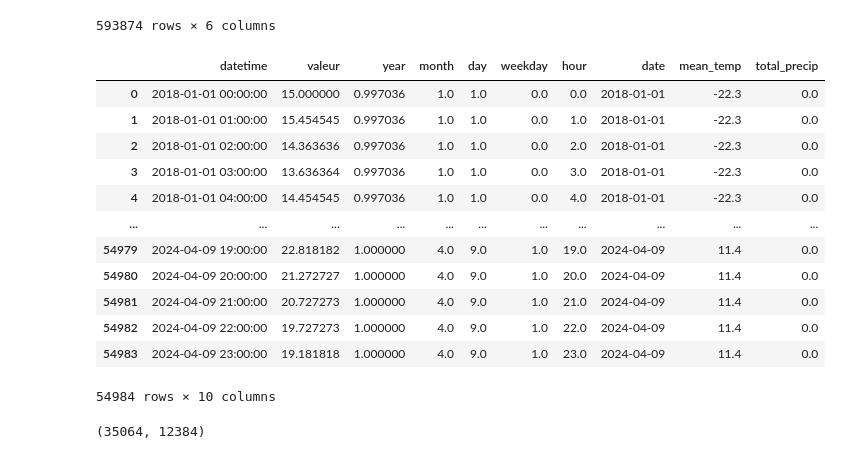
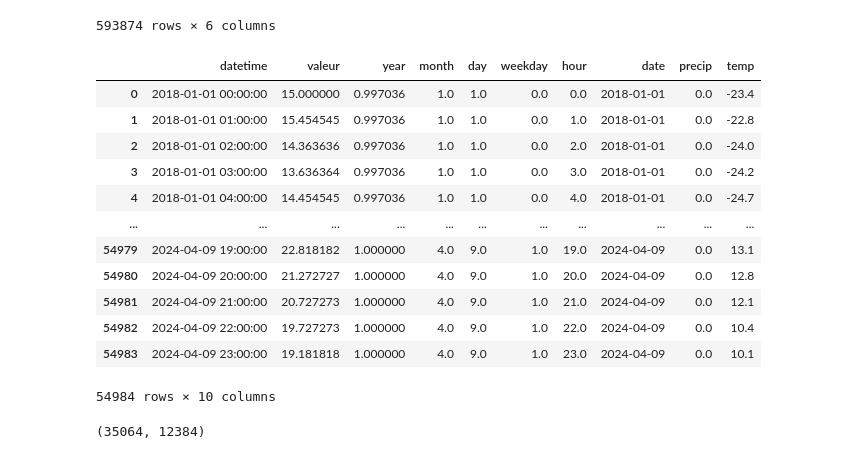
Before and after one commit to Magellol/montreal-aqi-predictions, a Jupyter notebook: index.ipynb, the cells around one changed output. Saved outputs shown, nothing was run; the diff lists cells and outputs as text; code cells hidden in the pictures.

```diff
--- a/index.ipynb
+++ b/index.ipynb
@@ -98,0 +88,25 @@ FileNotFoundError: [Errno 2] No such file or directory: './2018_temp.csv'
+# %%
+all_files = []
+for filename in os.listdir("."):
+  if filename.startswith("weather_"):
+    all_files.append(pd.read_csv(filename))
+
+weather_df = pd.concat(all_files)
+
+weather_df.rename(columns={'Date/Time (LST)': 'datetime', "Temp (°C)": "temp", "Precip. Amount (mm)": "precip"}, inplace=True)
+weather_df['datetime'] = pd.to_datetime(weather_df['datetime'])
+
+
+# TODO: for the temp we should look at the day before or after instead of using 0
+weather_df.fillna({"precip": 0, "temp": 0}, inplace=True)
+weather_df = weather_df[['datetime', "precip", "temp"]]
+
+
+# Only take data from the first known and last known day
+weather_df = weather_df[(weather_df['datetime'] <= LAST_DAY) & (weather_df['datetime'] < LAST_DAY)]
+
+weather_df.sort_values("datetime", inplace=True)
+
+assert weather_df[weather_df.isna().any(axis=1)].empty == True
+
+weather_df
@@ -182,25 +210,25 @@ group1_df
 # %%
 # Get the mean across all station maximums for each datetime
 group2_df = group1_df.groupby("datetime").mean("valeur")
 group2_df['date'] = group2_df.index.date
 group2_df.reset_index(inplace=True)
 
-merged = pd.merge(group2_df, temp_df, on="date", how="left")
+merged = pd.merge(group2_df, weather_df, on="datetime", how="left")
 
 merged
 # %% [output]
-|  | datetime | valeur | year | month | day | weekday | hour | date | mean_temp | total_precip |
-| 0 | 2018-01-01 00:00:00 | 15.000000 | 0.997036 | 1.0 | 1.0 | 0.0 | 0.0 | 2018-01-01 | -22.3 | 0.0 |
-| 1 | 2018-01-01 01:00:00 | 15.454545 | 0.997036 | 1.0 | 1.0 | 0.0 | 1.0 | 2018-01-01 | -22.3 | 0.0 |
-| 2 | 2018-01-01 02:00:00 | 14.363636 | 0.997036 | 1.0 | 1.0 | 0.0 | 2.0 | 2018-01-01 | -22.3 | 0.0 |
-| 3 | 2018-01-01 03:00:00 | 13.636364 | 0.997036 | 1.0 | 1.0 | 0.0 | 3.0 | 2018-01-01 | -22.3 | 0.0 |
-| 4 | 2018-01-01 04:00:00 | 14.454545 | 0.997036 | 1.0 | 1.0 | 0.0 | 4.0 | 2018-01-01 | -22.3 | 0.0 |
+|  | datetime | valeur | year | month | day | weekday | hour | date | precip | temp |
+| 0 | 2018-01-01 00:00:00 | 15.000000 | 0.997036 | 1.0 | 1.0 | 0.0 | 0.0 | 2018-01-01 | 0.0 | -23.4 |
+| 1 | 2018-01-01 01:00:00 | 15.454545 | 0.997036 | 1.0 | 1.0 | 0.0 | 1.0 | 2018-01-01 | 0.0 | -22.8 |
+| 2 | 2018-01-01 02:00:00 | 14.363636 | 0.997036 | 1.0 | 1.0 | 0.0 | 2.0 | 2018-01-01 | 0.0 | -24.0 |
+| 3 | 2018-01-01 03:00:00 | 13.636364 | 0.997036 | 1.0 | 1.0 | 0.0 | 3.0 | 2018-01-01 | 0.0 | -24.2 |
+| 4 | 2018-01-01 04:00:00 | 14.454545 | 0.997036 | 1.0 | 1.0 | 0.0 | 4.0 | 2018-01-01 | 0.0 | -24.7 |
 | ... | ... | ... | ... | ... | ... | ... | ... | ... | ... | ... |
-| 54979 | 2024-04-09 19:00:00 | 22.818182 | 1.000000 | 4.0 | 9.0 | 1.0 | 19.0 | 2024-04-09 | 11.4 | 0.0 |
-| 54980 | 2024-04-09 20:00:00 | 21.272727 | 1.000000 | 4.0 | 9.0 | 1.0 | 20.0 | 2024-04-09 | 11.4 | 0.0 |
-| 54981 | 2024-04-09 21:00:00 | 20.727273 | 1.000000 | 4.0 | 9.0 | 1.0 | 21.0 | 2024-04-09 | 11.4 | 0.0 |
-| 54982 | 2024-04-09 22:00:00 | 19.727273 | 1.000000 | 4.0 | 9.0 | 1.0 | 22.0 | 2024-04-09 | 11.4 | 0.0 |
-| 54983 | 2024-04-09 23:00:00 | 19.181818 | 1.000000 | 4.0 | 9.0 | 1.0 | 23.0 | 2024-04-09 | 11.4 | 0.0 |
+| 54979 | 2024-04-09 19:00:00 | 22.818182 | 1.000000 | 4.0 | 9.0 | 1.0 | 19.0 | 2024-04-09 | 0.0 | 13.1 |
+| 54980 | 2024-04-09 20:00:00 | 21.272727 | 1.000000 | 4.0 | 9.0 | 1.0 | 20.0 | 2024-04-09 | 0.0 | 12.8 |
+| 54981 | 2024-04-09 21:00:00 | 20.727273 | 1.000000 | 4.0 | 9.0 | 1.0 | 21.0 | 2024-04-09 | 0.0 | 12.1 |
+| 54982 | 2024-04-09 22:00:00 | 19.727273 | 1.000000 | 4.0 | 9.0 | 1.0 | 22.0 | 2024-04-09 | 0.0 | 10.4 |
+| 54983 | 2024-04-09 23:00:00 | 19.181818 | 1.000000 | 4.0 | 9.0 | 1.0 | 23.0 | 2024-04-09 | 0.0 | 10.1 |
 54984 rows × 10 columns
 # %%
 split_date_valid = pd.Timestamp('2022-01-01')
```
Also changed, not shown: parts of 14 cells of this notebook.
